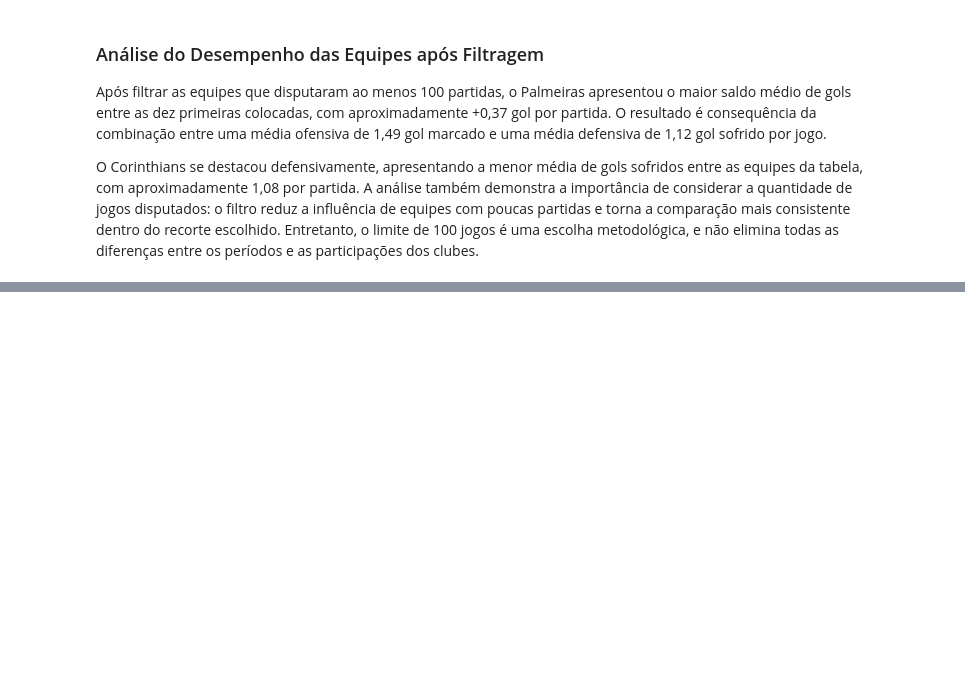
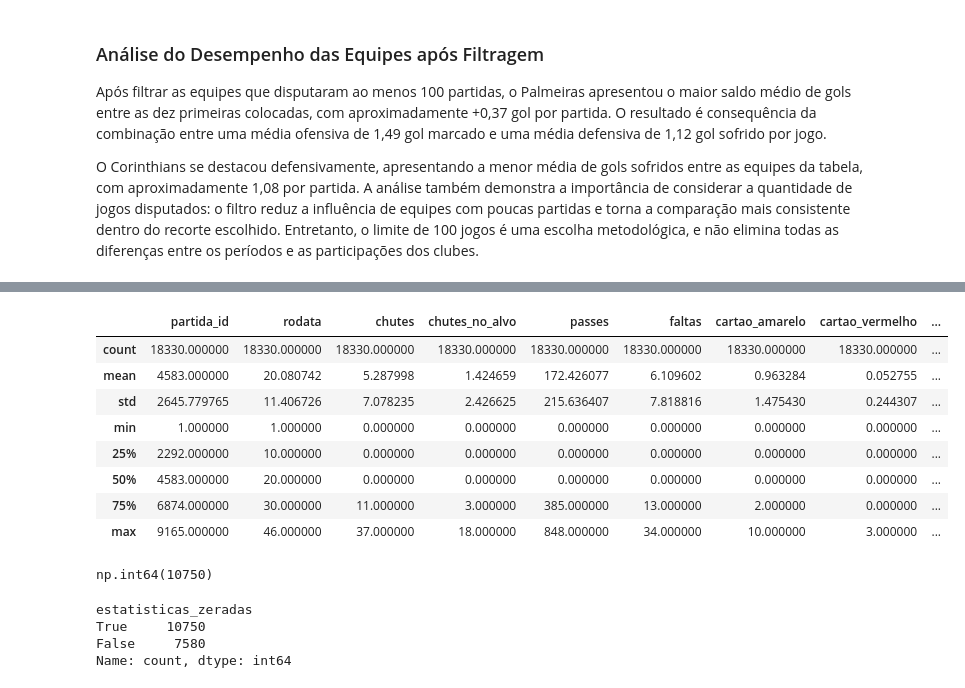
Before and after one commit to LuizFernand018/brasileirao-analytics, a Jupyter notebook: notebooks/01_exploracao_inicial.ipynb, the cells around one changed output, grey strips where cells are left out. Saved outputs shown, nothing was run; the diff lists cells and outputs as text; code cells hidden in the pictures; blank space fills up the shorter version.

```diff
--- a/notebooks/01_exploracao_inicial.ipynb
+++ b/notebooks/01_exploracao_inicial.ipynb
@@ -748,0 +799,32 @@ O Corinthians se destacou defensivamente, apresentando a menor média de gols so
+# %%
+df_estatisticas.describe()
+# %% [output]
+|  | partida_id | rodata | chutes | chutes_no_alvo | passes | faltas | cartao_amarelo | cartao_vermelho | ... |
+| count | 18330.000000 | 18330.000000 | 18330.000000 | 18330.000000 | 18330.000000 | 18330.000000 | 18330.000000 | 18330.000000 | ... |
+| mean | 4583.000000 | 20.080742 | 5.287998 | 1.424659 | 172.426077 | 6.109602 | 0.963284 | 0.052755 | ... |
+| std | 2645.779765 | 11.406726 | 7.078235 | 2.426625 | 215.636407 | 7.818816 | 1.475430 | 0.244307 | ... |
+| min | 1.000000 | 1.000000 | 0.000000 | 0.000000 | 0.000000 | 0.000000 | 0.000000 | 0.000000 | ... |
+| 25% | 2292.000000 | 10.000000 | 0.000000 | 0.000000 | 0.000000 | 0.000000 | 0.000000 | 0.000000 | ... |
+| 50% | 4583.000000 | 20.000000 | 0.000000 | 0.000000 | 0.000000 | 0.000000 | 0.000000 | 0.000000 | ... |
+| 75% | 6874.000000 | 30.000000 | 11.000000 | 3.000000 | 385.000000 | 13.000000 | 2.000000 | 0.000000 | ... |
+| max | 9165.000000 | 46.000000 | 37.000000 | 18.000000 | 848.000000 | 34.000000 | 10.000000 | 3.000000 | ... |
+# %%
+colunas_estatisticas = [
+    "chutes",
+    "chutes_no_alvo",
+    "passes",
+    "faltas",
+    "escanteios"
+]
+
+(df_estatisticas[colunas_estatisticas] == 0).all(axis=1).sum()
+# %% [output]
+np.int64(10750)
+# %%
+df_estatisticas["estatisticas_zeradas"] = (df_estatisticas[colunas_estatisticas] == 0).all(axis=1)
+df_estatisticas["estatisticas_zeradas"].value_counts()
+# %% [output]
+estatisticas_zeradas
+True     10750
+False     7580
+Name: count, dtype: int64
```
Also changed, not shown: parts of 22 cells of this notebook.
